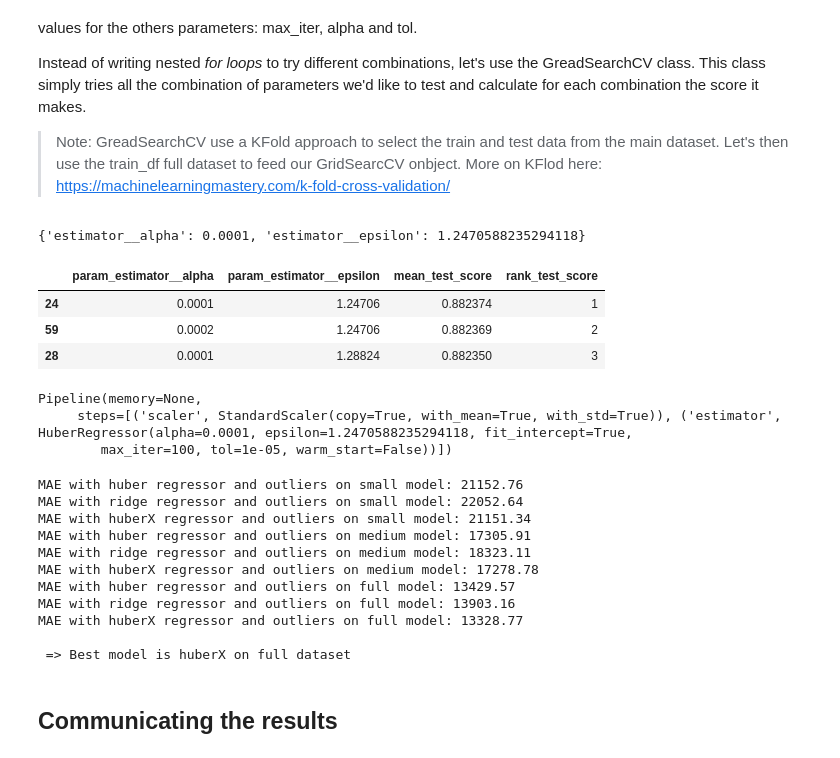
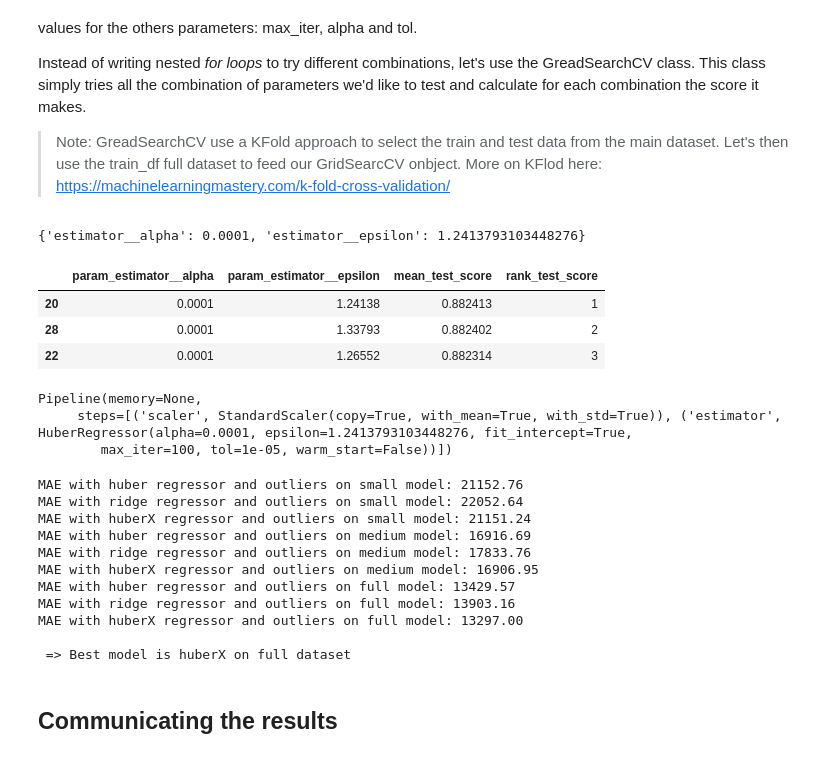
Before and after one commit to xnicolovici/machine_learning, a Jupyter notebook: notebooks/Course No 3/09. Course project/03. Part 2 - House prices/house-prices-solution-2-of-2.ipynb, the cells around one changed output. Cells and saved outputs as stored; diff of their text form; code cells hidden in the pictures.

```diff
--- a/notebooks/Course No 3/09. Course project/03. Part 2 - House prices/house-prices-solution-2-of-2.ipynb
+++ b/notebooks/Course No 3/09. Course project/03. Part 2 - House prices/house-prices-solution-2-of-2.ipynb
@@ -352,36 +352,36 @@ Instead of writing nested *for loops* to try different combinations, let's use t
 # %%
 from sklearn.model_selection import GridSearchCV
 from sklearn.metrics import make_scorer, r2_score
 
 params = {
-    'estimator__epsilon': np.linspace(1.0, 1.35, num=35),
-    'estimator__alpha': [0.0001, 0.0002]
+    'estimator__epsilon': np.linspace(1.0, 1.35, num=30),
+    'estimator__alpha': [0.0001]
 }
 
 # Define scorer parameter
 #score = make_scorer(mean_absolute_error)
 #score=make_scorer(MAE, greater_is_better=False )
 score=make_scorer(r2_score)
 
 
 
 gridsearch=GridSearchCV(pipelines['huber'], params, scoring=score, return_train_score=False, cv=5)
 gridsearch.fit(model_results['full']['X'], model_results['full']['y'])
 
 grid_df=pd.DataFrame(gridsearch.cv_results_)[['param_estimator__alpha','param_estimator__epsilon', 'mean_test_score','rank_test_score']]
 print(gridsearch.best_params_)
 grid_df.sort_values('mean_test_score', ascending=False).head(3)
 # %% [output]
-{'estimator__alpha': 0.0001, 'estimator__epsilon': 1.2470588235294118}
+{'estimator__alpha': 0.0001, 'estimator__epsilon': 1.2413793103448276}
 |  | param_estimator__alpha | param_estimator__epsilon | mean_test_score | rank_test_score |
-| 24 | 0.0001 | 1.24706 | 0.882374 | 1 |
-| 59 | 0.0002 | 1.24706 | 0.882369 | 2 |
-| 28 | 0.0001 | 1.28824 | 0.882350 | 3 |
+| 20 | 0.0001 | 1.24138 | 0.882413 | 1 |
+| 28 | 0.0001 | 1.33793 | 0.882402 | 2 |
+| 22 | 0.0001 | 1.26552 | 0.882314 | 3 |
 # %%
 gridsearch.best_estimator_
 # %% [output]
 Pipeline(memory=None,
-     steps=[('scaler', StandardScaler(copy=True, with_mean=True, with_std=True)), ('estimator', HuberRegressor(alpha=0.0001, epsilon=1.2470588235294118, fit_intercept=True,
+     steps=[('scaler', StandardScaler(copy=True, with_mean=True, with_std=True)), ('estimator', HuberRegressor(alpha=0.0001, epsilon=1.2413793103448276, fit_intercept=True,
         max_iter=100, tol=1e-05, warm_start=False))])
 # %%
 pipelines['huberX']=gridsearch.best_estimator_
@@ -390,13 +390,13 @@ fitModels()
 # %% [output]
 MAE with huber regressor and outliers on small model: 21152.76
 MAE with ridge regressor and outliers on small model: 22052.64
-MAE with huberX regressor and outliers on small model: 21151.34
-MAE with huber regressor and outliers on medium model: 17305.91
-MAE with ridge regressor and outliers on medium model: 18323.11
-MAE with huberX regressor and outliers on medium model: 17278.78
+MAE with huberX regressor and outliers on small model: 21151.24
+MAE with huber regressor and outliers on medium model: 16916.69
+MAE with ridge regressor and outliers on medium model: 17833.76
+MAE with huberX regressor and outliers on medium model: 16906.95
 MAE with huber regressor and outliers on full model: 13429.57
 MAE with ridge regressor and outliers on full model: 13903.16
-MAE with huberX regressor and outliers on full model: 13328.77
+MAE with huberX regressor and outliers on full model: 13297.00
 
  => Best model is huberX on full dataset
 # %% [markdown]
```
Also changed, not shown: parts of 5 cells of this notebook, 3 other files.
